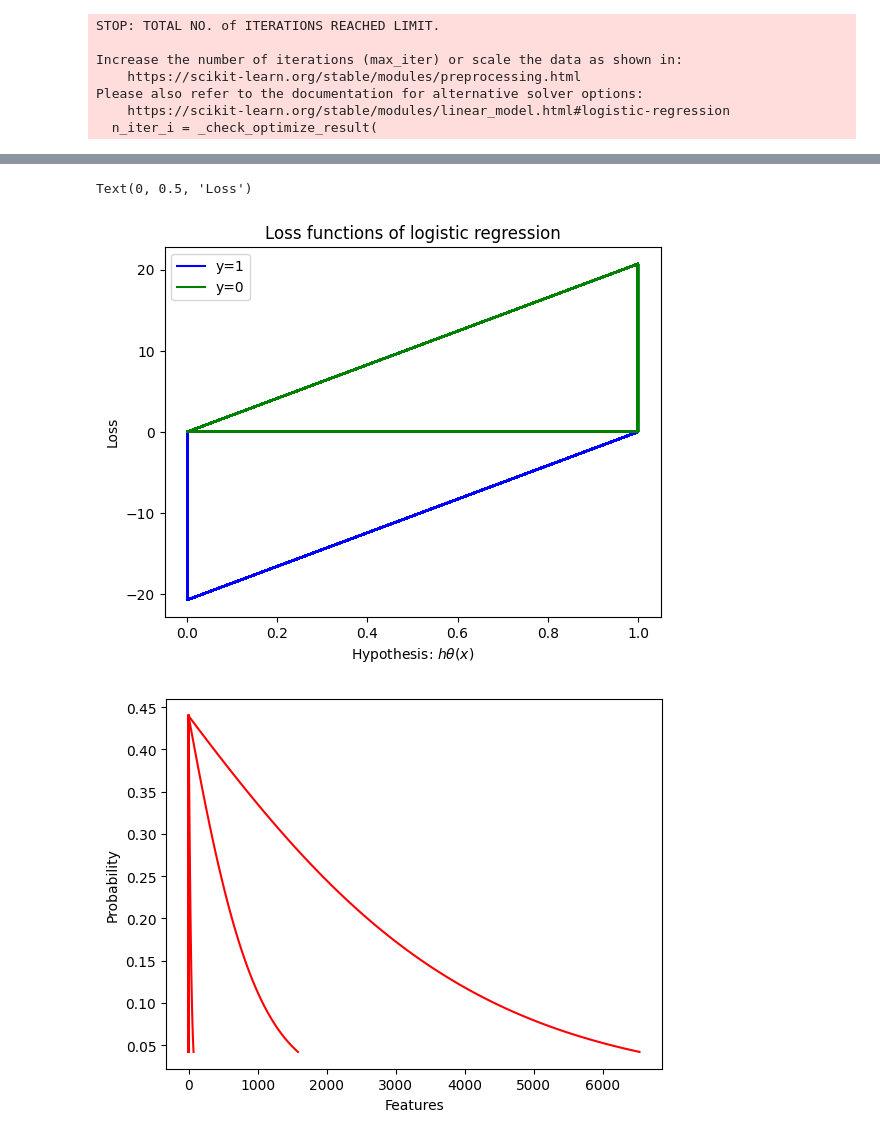
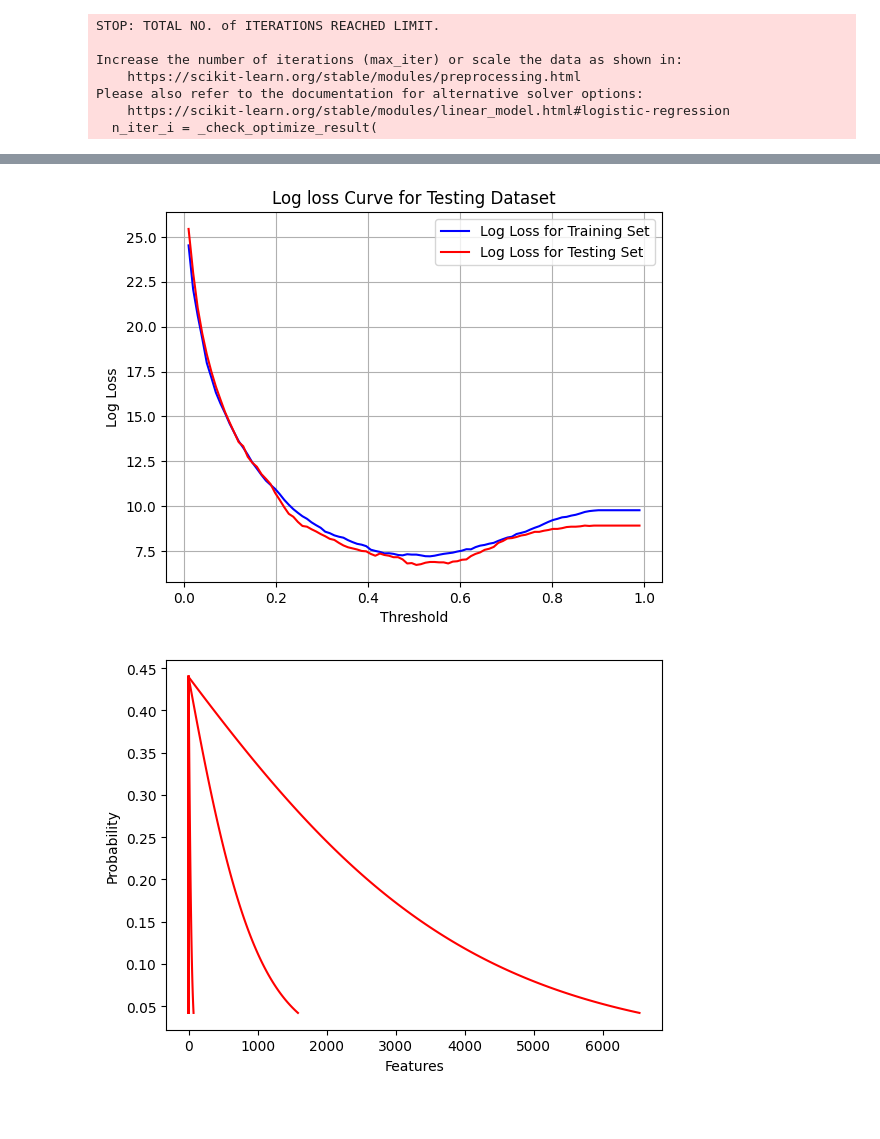
Before and after one commit to AnushkaMazumdar2/Machine_Learning, a Jupyter notebook: 2348505_Lab5.ipynb, the cells around one changed output, grey strips where cells are left out. Saved outputs shown, nothing was run; the diff lists cells and outputs as text; code cells hidden in the pictures; blank space fills up the shorter version.

```diff
--- a/2348505_Lab5.ipynb
+++ b/2348505_Lab5.ipynb
@@ -221,13 +208,0 @@ probs = logreg.predict_proba(x_train)[:,1]
-# %%
-import numpy as np
-y1vals = (1-y_test) * np.log(pred + 1e-9)
-y0vals = -((y_test) * np.log(1-pred+1e-9))
-plt.plot( pred,y1vals, 'b', label='y=1')
-plt.plot( pred,y0vals, 'g', label='y=0')
-plt.title('Loss functions of logistic regression')
-plt.legend()
-plt.xlabel('Hypothesis: $h\\theta(x)$')
-plt.ylabel('Loss')
-# %% [output]
-Text(0, 0.5, 'Loss')
-[figure, removed]
@@ -242,3 +209,25 @@ x_range = np.linspace(np.min(x_value),np.max(x_value),1000).reshape(-1,1)
+# %%
+thresholds = np.linspace(0.01,0.99,100)
+train_log_loss= []
+test_log_loss = []
+for thresh in thresholds:
+  pre = logreg.predict_proba(x_train)[:,1]>=thresh
+  loss = sklearn.metrics.log_loss(y_train,pre)
+  train_log_loss.append(loss)
+  pres = logreg.predict_proba(x_test)[:,1]>=thresh
+  loss = sklearn.metrics.log_loss(y_test,pres)
+  test_log_loss.append(loss)
+# %%
+plt.plot(thresholds,train_log_loss,label="Log Loss for Training Set",color="blue")
+plt.plot(thresholds,test_log_loss, label = "Log Loss for Testing Set",color="red")
+plt.xlabel("Threshold")
+plt.ylabel("Log Loss")
+plt.title("Log loss Curve for Testing Dataset")
+plt.legend()
+plt.grid()
+plt.show()
+# %% [output]
+[figure, added]
 # %%
 phi_z = 1/(1+np.exp(-np.dot(x_values, logreg.coef_.flatten()) - logreg.intercept_))
 #sigmoid = logreg.predict_proba(x_values)[:,1]
```
Also changed, not shown: parts of 4 cells of this notebook.
